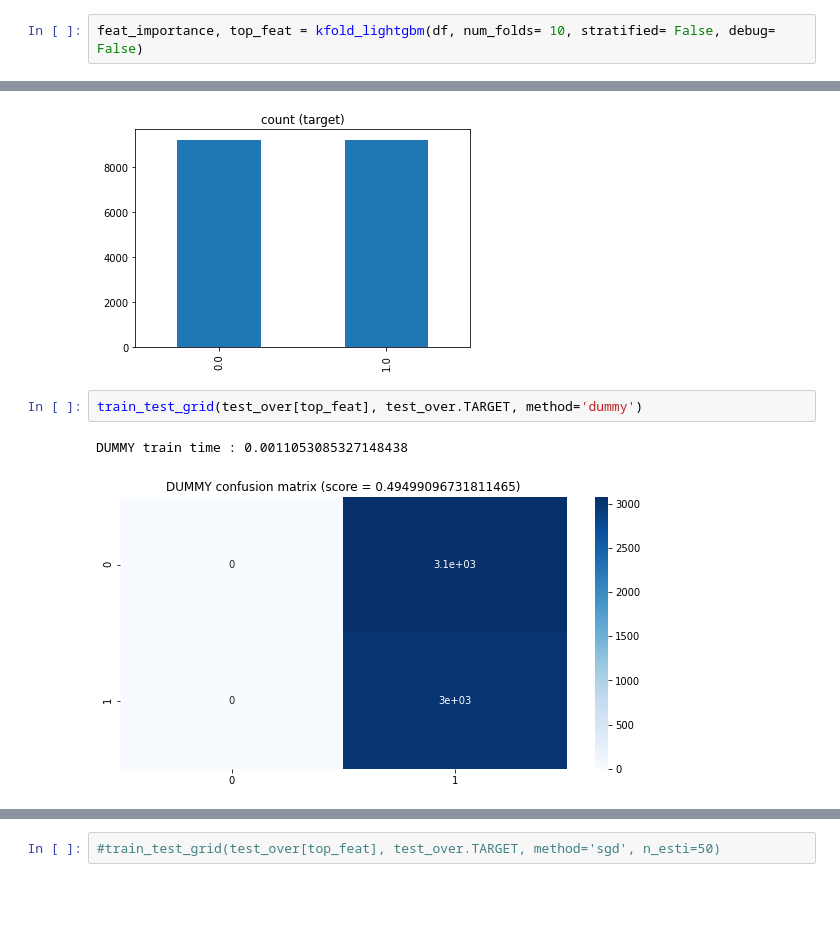
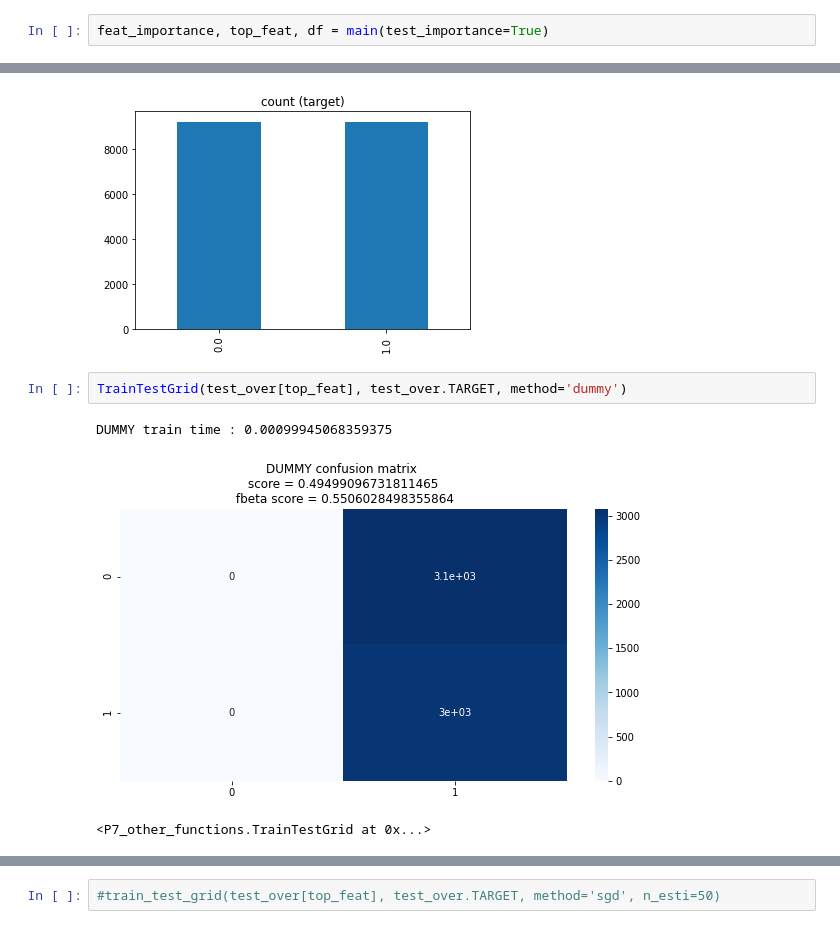
Before and after one commit to aboustev/OPC-Project_7, a Jupyter notebook: 04_NOTEBOOKS/Untitled.ipynb, the cells around one changed output, grey strips where cells are left out. Drawn from its saved outputs; the diff is of its cells as text; blank space fills up the shorter version.

```diff
--- a/04_NOTEBOOKS/Untitled.ipynb
+++ b/04_NOTEBOOKS/Untitled.ipynb
@@ -406,3 +51,3 @@ df.columns = [adjust_string(strg) for strg in df.columns]
 # %%
-feat_importance, top_feat = kfold_lightgbm(df, num_folds= 10, stratified= False, debug= False)
+feat_importance, top_feat, df = main(test_importance=True)
 # %% [output]
@@ -669,8 +250,9 @@ total class of 1 and 0: 0.0    9225
 Name: TARGET, dtype: int64
 [figure]
 # %%
-train_test_grid(test_over[top_feat], test_over.TARGET, method='dummy')
+TrainTestGrid(test_over[top_feat], test_over.TARGET, method='dummy')
 # %% [output]
-DUMMY train time : 0.0011053085327148438
+DUMMY train time : 0.00099945068359375
-[figure, old version]
+[figure, new version]
+<P7_other_functions.TrainTestGrid at 0x...>
 # %%
```
Also changed, not shown: parts of 52 cells of this notebook, 3 other files.
